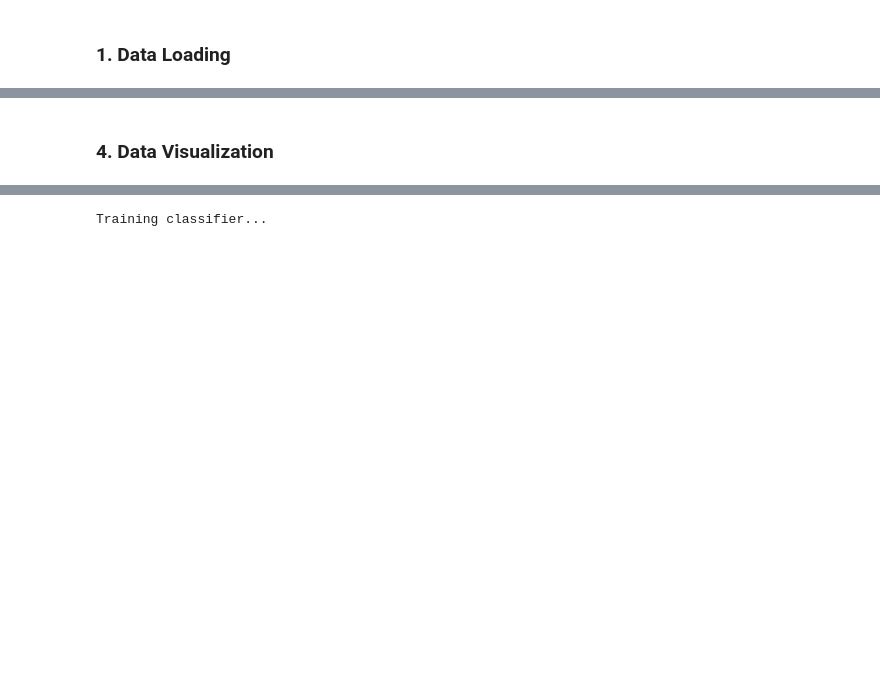
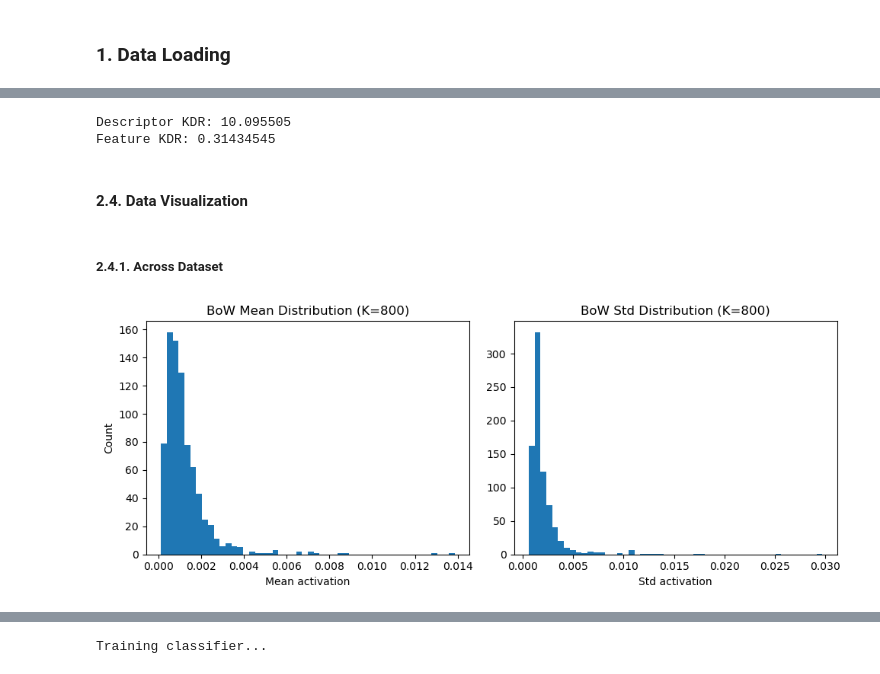
Before and after one commit to ducquando/human-action-classifier, a Jupyter notebook: schudlt copy.ipynb, the cells around one changed output, grey strips where cells are left out. Drawn from its saved outputs; the diff is of its cells as text; code cells hidden in the pictures; blank space fills up the shorter version.

```diff
--- a/schudlt copy.ipynb
+++ b/schudlt copy.ipynb
@@ -180,2 +246,43 @@ torch.save({
+# %%
+descriptor_kdr = compute_descriptor_kdr(train_descriptors, kmeans)
+print("Descriptor KDR:", descriptor_kdr)
+
+feature_kdr = compute_feature_kdr(X_train, y_train)
+print("Feature KDR:", feature_kdr)
+# %% [output]
+Descriptor KDR: 10.095505
+Feature KDR: 0.31434545
 # %% [markdown]
-### 4. Data Visualization
+#### 2.4. Data Visualization
+# %% [markdown]
+##### 2.4.1. Across Dataset
+# %%
+def compute_bow_statistics(X):
+    # Compute BoW statistics for all data
+    X = X.cpu().numpy()
+
+    mean_per_word = X.mean(axis=0)
+    std_per_word = X.std(axis=0)
+
+    return mean_per_word, std_per_word
+
+def visualize_statistics(mean_per_word, std_per_word, K):
+    # Plot Bag-of-Words statistics for all data
+    plt.figure(figsize=(10,4))
+    plt.subplot(1,2,1)
+    plt.hist(mean_per_word, bins=50)
+    plt.title(f"BoW Mean Distribution (K={K})")
+    plt.xlabel("Mean activation")
+    plt.ylabel("Count")
+    plt.subplot(1,2,2)
+    plt.hist(std_per_word, bins=50)
+    plt.title(f"BoW Std Distribution (K={K})")
+    plt.xlabel("Std activation")
+    plt.tight_layout()
+    plt.savefig(f"artifact/{PREFIX}stats.png", dpi=150)
+    plt.show()
+# %%
+mean_w, std_w = compute_bow_statistics(X_train)
+visualize_statistics(mean_w, std_w, K)
+# %% [output]
+[figure, added]
```
Also changed, not shown: parts of 21 cells of this notebook, 1 other file.
